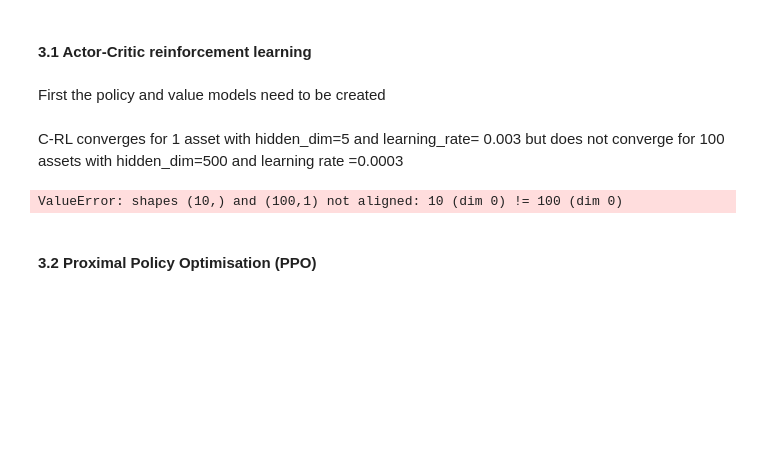
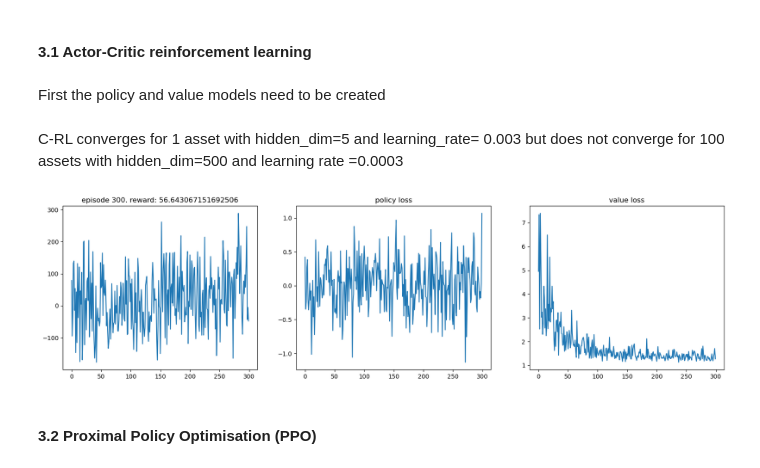
Before and after one commit to quintengeerts2000/MasterThesis-DRL_applications_to_stat_arb, a Jupyter notebook: monte_carlo_simulators/OU_stoch_control.ipynb, the cells around one changed output. Saved outputs shown, nothing was run; the diff lists cells and outputs as text; code cells hidden in the pictures; blank space fills up the shorter version.

```diff
--- a/monte_carlo_simulators/OU_stoch_control.ipynb
+++ b/monte_carlo_simulators/OU_stoch_control.ipynb
@@ -337,7 +352,7 @@ DISCOUNT_FACTOR = 0
 N_TRIALS = 25
 
 INPUT_DIM  = N#2 * N + 1# first N input values is X_t and the next is pi_t
-HIDDEN_DIM = 250
+HIDDEN_DIM = 150
 OUTPUT_DIM_ACTOR = N
 OUTPUT_DIM_CRITIC = 1
 
@@ -347,40 +362,34 @@ train_rewards = []
 test_rewards = []
 
 # init agent
 actor = PolicyModel(INPUT_DIM, HIDDEN_DIM, OUTPUT_DIM_ACTOR)
 critic = ValueModel(INPUT_DIM, HIDDEN_DIM, OUTPUT_DIM_CRITIC)
 agent = ActorCritic(actor, critic)
-
-def init_weights(m):
-    """ Initializes the ANNs weights with a relevant distribution. """
-    if type(m) == nn.Linear:
-        torch.nn.init.xavier_normal_(m.weight)
-        m.bias.data.fill_(0)
 
 agent.apply(init_weights)
 optimizer = optim.Adam(agent.parameters(), lr = LEARNING_RATE)
 
 process = ornstein_uhlenbeck_process(theta,mu,sigma,delta_t)
 train_env = TradingEnvironment(process,T,r,p)
 train_env.eval()
 eval_env = TradingEnvironment(process,T,r,p)
 eval_env.eval()
 
 for episode in range(1, MAX_EPISODES+1):
     policy_loss, value_loss, train_reward = train(train_env, agent, optimizer, DISCOUNT_FACTOR)
     test_reward = evaluate(eval_env, agent, False)
 
     train_rewards.append(train_reward)
     test_rewards.append(test_reward)
     policy_losses.append(policy_loss)
     value_losses.append(value_loss)
 
     mean_train_rewards = np.mean(train_rewards[-N_TRIALS:])
     mean_test_rewards = np.mean(test_rewards[-N_TRIALS:])
 
     plot(episode, train_rewards, policy_losses, value_losses)
 # %% [output]
-ValueError: shapes (10,) and (100,1) not aligned: 10 (dim 0) != 100 (dim 0)
+[figure, added]
 # %% [markdown]
 #### 3.2 Proximal Policy Optimisation (PPO)
 # %%
```
Also changed, not shown: parts of 9 cells of this notebook, 1 other file.
